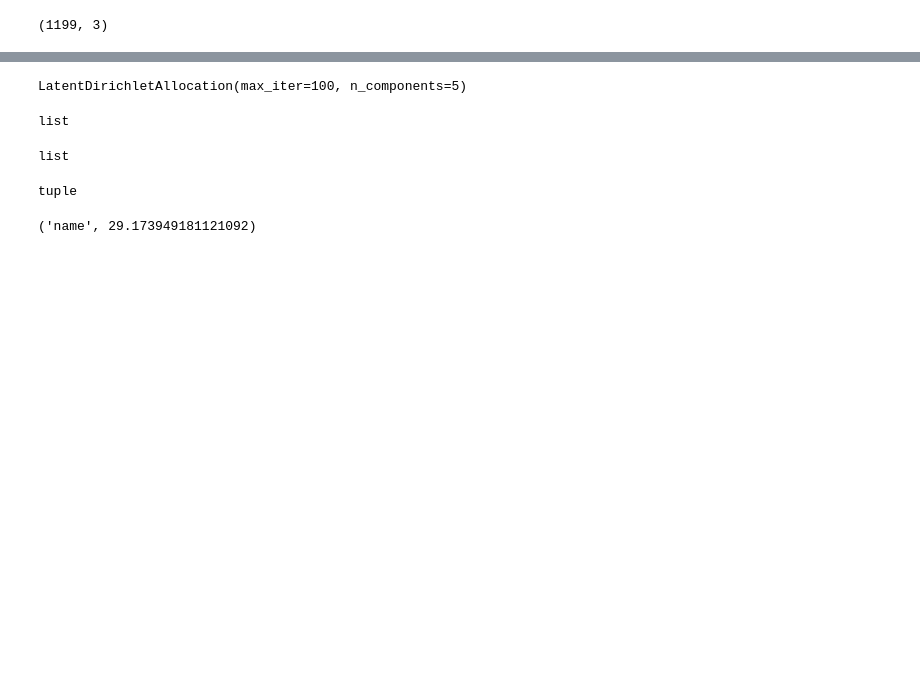
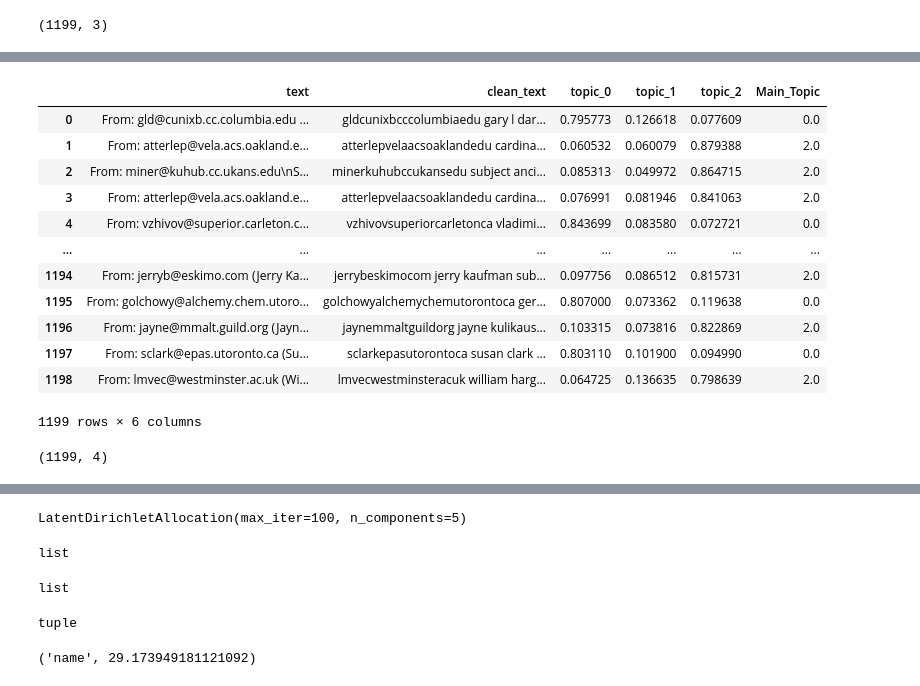
Before and after one commit to nawar82/ResearchTopicsRanker, a Jupyter notebook: notebooks/lda-test.ipynb, the cells around one changed output, grey strips where cells are left out. Saved outputs shown, nothing was run; the diff lists cells and outputs as text; code cells hidden in the pictures; blank space fills up the shorter version.

Commit message:
new function: lda_model_transform that returns the DataFrame witht the clusters. this can be used to then associate all PMDIs with their cluser

```diff
--- a/notebooks/lda-test.ipynb
+++ b/notebooks/lda-test.ipynb
@@ -203,0 +219,5 @@ array([[0.08797973, 0.07726354, 0.83475673],
+# %%
+max_indices = np.argmax(document_topic_mixture, axis=1)
+new_column = max_indices[:, np.newaxis]
+document_topic_mixture_cluster_n = np.concatenate((document_topic_mixture, new_column), axis=1)
+document_topic_mixture_cluster_n
@@ -203,0 +232,4 @@ array([[0.08797973, 0.07726354, 0.83475673],
+# %%
+columns = ['topic_{}'.format(i) for i in range(3)] + ['Main_Topic']
+df_array = pd.DataFrame(document_topic_mixture_cluster_n, columns=columns)
+df_array
@@ -204,2 +250,21 @@ array([[0.08797973, 0.07726354, 0.83475673],
+# %%
+merged_df = pd.concat([data, df_array], axis=1)
+merged_df
+# %% [output]
+|  | text | clean_text | topic_0 | topic_1 | topic_2 | Main_Topic |
+| 0 | From: gld@cunixb.cc.columbia.edu ... | gldcunixbcccolumbiaedu gary l dar... | 0.795773 | 0.126618 | 0.077609 | 0.0 |
+| 1 | From: atterlep@vela.acs.oakland.e... | atterlepvelaacsoaklandedu cardina... | 0.060532 | 0.060079 | 0.879388 | 2.0 |
+| 2 | From: miner@kuhub.cc.ukans.edu\nS... | minerkuhubccukansedu subject anci... | 0.085313 | 0.049972 | 0.864715 | 2.0 |
+| 3 | From: atterlep@vela.acs.oakland.e... | atterlepvelaacsoaklandedu cardina... | 0.076991 | 0.081946 | 0.841063 | 2.0 |
+| 4 | From: vzhivov@superior.carleton.c... | vzhivovsuperiorcarletonca vladimi... | 0.843699 | 0.083580 | 0.072721 | 0.0 |
+| ... | ... | ... | ... | ... | ... | ... |
+| 1194 | From: jerryb@eskimo.com (Jerry Ka... | jerrybeskimocom jerry kaufman sub... | 0.097756 | 0.086512 | 0.815731 | 2.0 |
+| 1195 | From: golchowy@alchemy.chem.utoro... | golchowyalchemychemutorontoca ger... | 0.807000 | 0.073362 | 0.119638 | 0.0 |
+| 1196 | From: jayne@mmalt.guild.org (Jayn... | jaynemmaltguildorg jayne kulikaus... | 0.103315 | 0.073816 | 0.822869 | 2.0 |
+| 1197 | From: sclark@epas.utoronto.ca (Su... | sclarkepasutorontoca susan clark ... | 0.803110 | 0.101900 | 0.094990 | 0.0 |
+| 1198 | From: lmvec@westminster.ac.uk (Wi... | lmvecwestminsteracuk william harg... | 0.064725 | 0.136635 | 0.798639 | 2.0 |
+1199 rows × 6 columns
 # %%
-lda_model_transform(mod)
+document_topic_mixture_cluster_n.shape
+# %% [output]
+(1199, 4)
```
Also changed, not shown: parts of 8 cells of this notebook, 1 other file.
